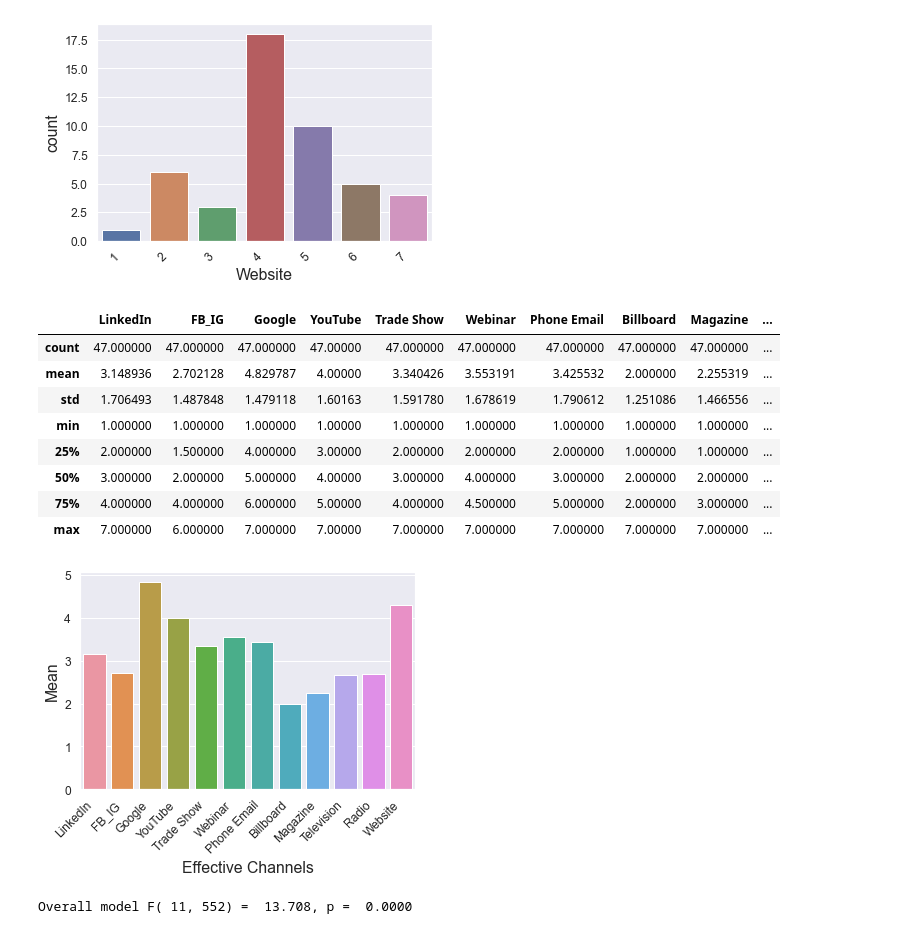
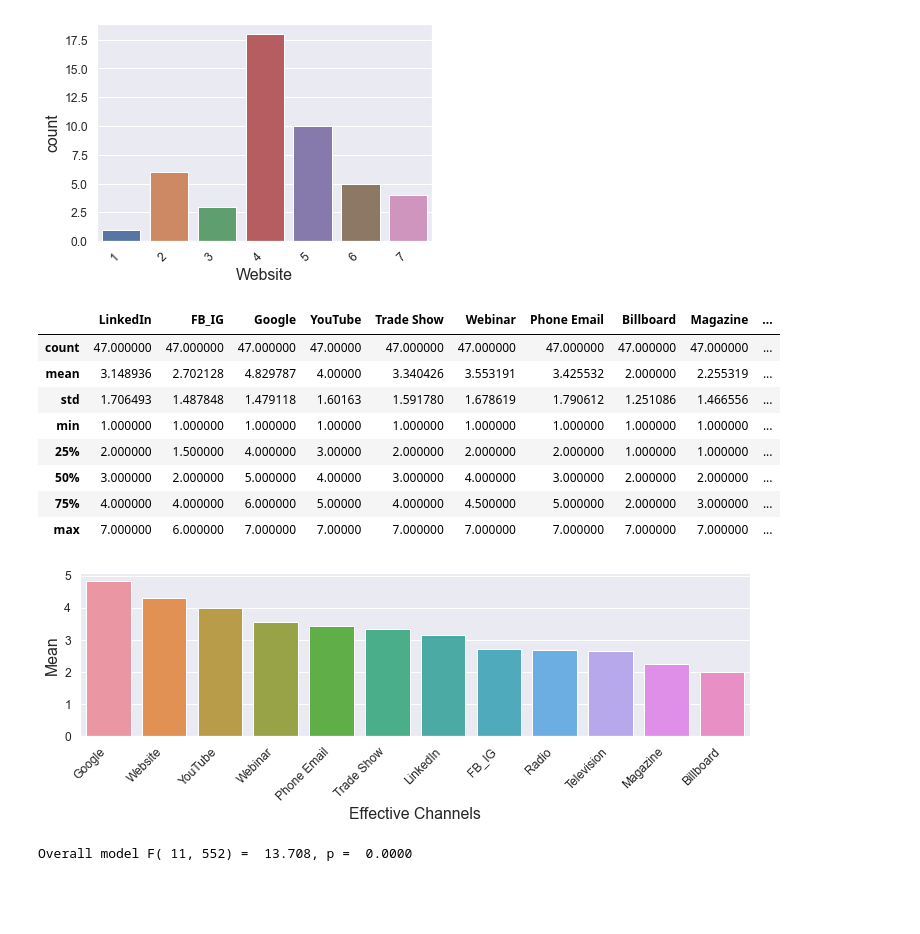
Before and after one commit to markhary/mktg3554_survey, a Jupyter notebook: holly.ipynb, the cells around one changed output. Drawn from its saved outputs; the diff is of its cells as text; code cells hidden in the pictures; blank space fills up the shorter version.

Commit message:
Sorted columns for ANOVA plots

```diff
--- a/holly.ipynb
+++ b/holly.ipynb
@@ -568,24 +568,27 @@ create_countplot(effective, "Website", True, save_filename="Effective_Channel_We
 # %%
 display(effective.describe());
 means = effective.mean();
+means_df = pd.DataFrame(columns=means.index).append(means, ignore_index=True)
 
-chart = sns.barplot(x=means.index, y=means);
+fig = plt.figure(figsize=(12,3))
+chart = sns.barplot(x=means_df.columns, y=means_df.values.flatten(),
+                    order=means_df.sort_values(by=0, axis=1, ascending=False));
 chart.set_xlabel("Effective Channels");
 chart.set_ylabel("Mean");
 rotate_xlabels(chart)
 increase_axes(chart)
 save_figure(chart.get_figure(), "Effective_Channel_Means")
 # %% [output]
 |  | LinkedIn | FB_IG | Google | YouTube | Trade Show | Webinar | Phone Email | Billboard | Magazine | ... |
 | count | 47.000000 | 47.000000 | 47.000000 | 47.00000 | 47.000000 | 47.000000 | 47.000000 | 47.000000 | 47.000000 | ... |
 | mean | 3.148936 | 2.702128 | 4.829787 | 4.00000 | 3.340426 | 3.553191 | 3.425532 | 2.000000 | 2.255319 | ... |
 | std | 1.706493 | 1.487848 | 1.479118 | 1.60163 | 1.591780 | 1.678619 | 1.790612 | 1.251086 | 1.466556 | ... |
 | min | 1.000000 | 1.000000 | 1.000000 | 1.00000 | 1.000000 | 1.000000 | 1.000000 | 1.000000 | 1.000000 | ... |
 | 25% | 2.000000 | 1.500000 | 4.000000 | 3.00000 | 2.000000 | 2.000000 | 2.000000 | 1.000000 | 1.000000 | ... |
 | 50% | 3.000000 | 2.000000 | 5.000000 | 4.00000 | 3.000000 | 4.000000 | 3.000000 | 2.000000 | 2.000000 | ... |
 | 75% | 4.000000 | 4.000000 | 6.000000 | 5.00000 | 4.000000 | 4.500000 | 5.000000 | 2.000000 | 3.000000 | ... |
 | max | 7.000000 | 6.000000 | 7.000000 | 7.00000 | 7.000000 | 7.000000 | 7.000000 | 7.000000 | 7.000000 | ... |
-[figure, old version]
+[figure, new version]
 # %%
 variable = "Effective";
 value = "Score"
```
Also changed, not shown: parts of 2 cells of this notebook, 3 other files.
